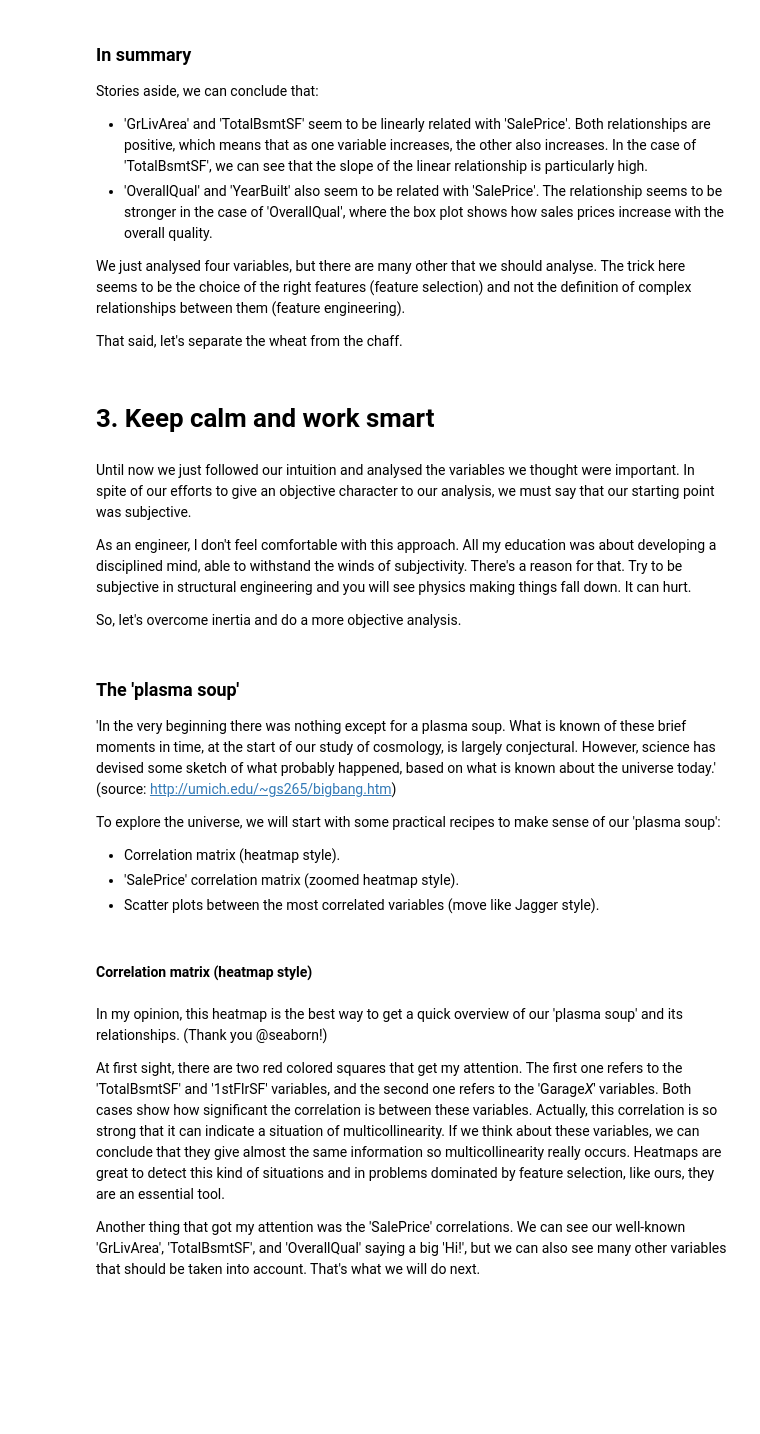
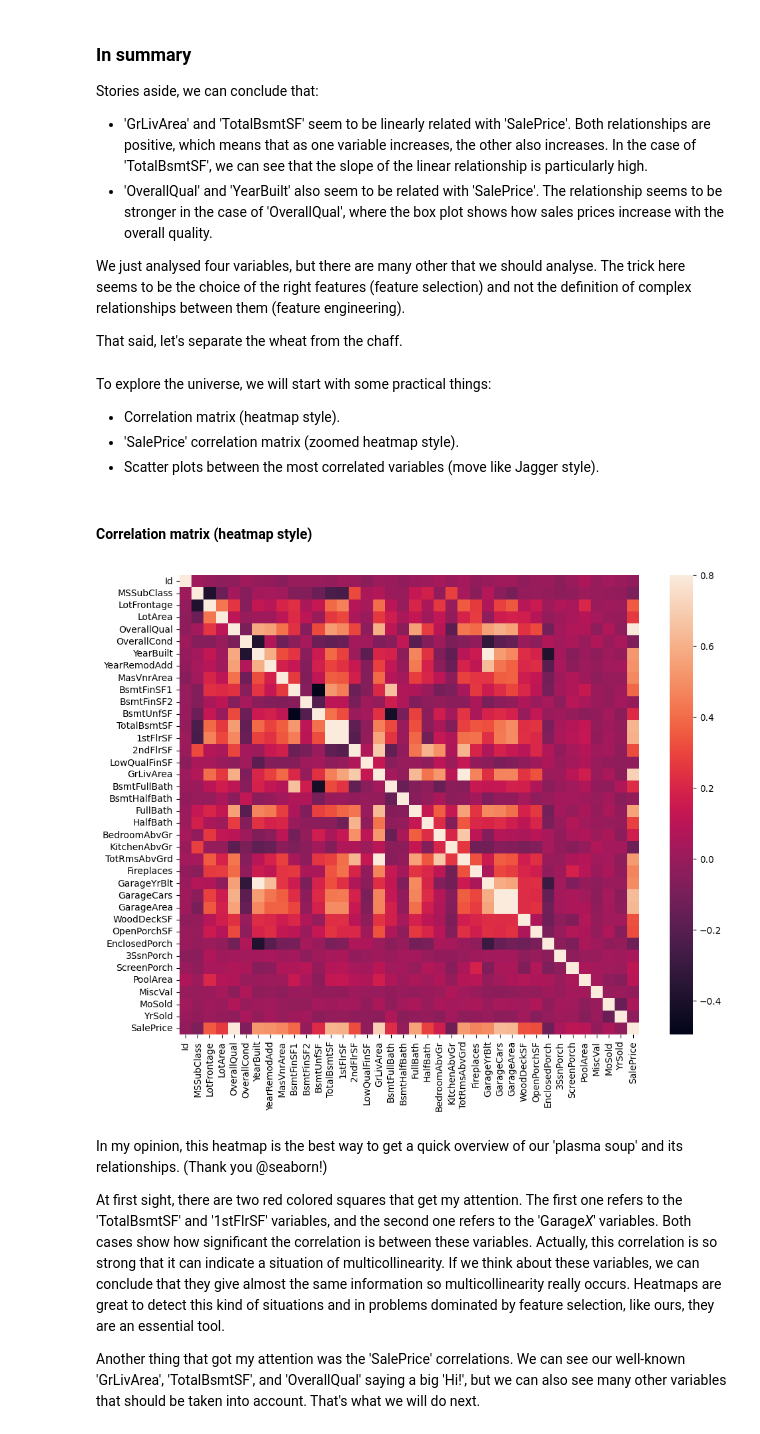
Before and after one commit to Codealpha07/Kaggles, a Jupyter notebook: House Prices Prediction/Model/comprehensive-data-exploration-with-python.ipynb, the cells around one changed output. Drawn from its saved outputs; the diff is of its cells as text; code cells hidden in the pictures; blank space fills up the shorter version.

```diff
--- a/House Prices Prediction/Model/comprehensive-data-exploration-with-python.ipynb
+++ b/House Prices Prediction/Model/comprehensive-data-exploration-with-python.ipynb
@@ -161,30 +171,20 @@ Stories aside, we can conclude that:
 We just analysed four variables, but there are many other that we should analyse. The trick here seems to be the choice of the right features (feature selection) and not the definition of complex relationships between them (feature engineering).
 
 That said, let's separate the wheat from the chaff.
-# %% [markdown]
-# 3. Keep calm and work smart
-# %% [markdown]
-Until now we just followed our intuition and analysed the variables we thought were important. In spite of our efforts to give an objective character to our analysis, we must say that our starting point was subjective.
-
-As an engineer, I don't feel comfortable with this approach. All my education was about developing a disciplined mind, able to withstand the winds of subjectivity. There's a reason for that. Try to be subjective in structural engineering and you will see physics making things fall down. It can hurt.
-
-So, let's overcome inertia and do a more objective analysis.
 # %% [markdown]
-### The 'plasma soup'
 
-'In the very beginning there was nothing except for a plasma soup. What is known of these brief moments in time, at the start of our study of cosmology, is largely conjectural. However, science has devised some sketch of what probably happened, based on what is known about the universe today.' (source: http://umich.edu/~gs265/bigbang.htm)
-
-To explore the universe, we will start with some practical recipes to make sense of our 'plasma soup':
+To explore the universe, we will start with some practical things:
 * Correlation matrix (heatmap style).
 * 'SalePrice' correlation matrix (zoomed heatmap style).
 * Scatter plots between the most correlated variables (move like Jagger style).
 # %% [markdown]
 #### Correlation matrix (heatmap style)
 # %%
-#correlation matrix
-corrmat = df_train.corr()
+corrmat = df_train.select_dtypes(include=[np.number]).corr()
 f, ax = plt.subplots(figsize=(12, 9))
 sns.heatmap(corrmat, vmax=.8, square=True);
+# %% [output]
+[figure, added]
 # %% [markdown]
 In my opinion, this heatmap is the best way to get a quick overview of our 'plasma soup' and its relationships. (Thank you @seaborn!)
 
```
Also changed, not shown: parts of 46 cells of this notebook.
